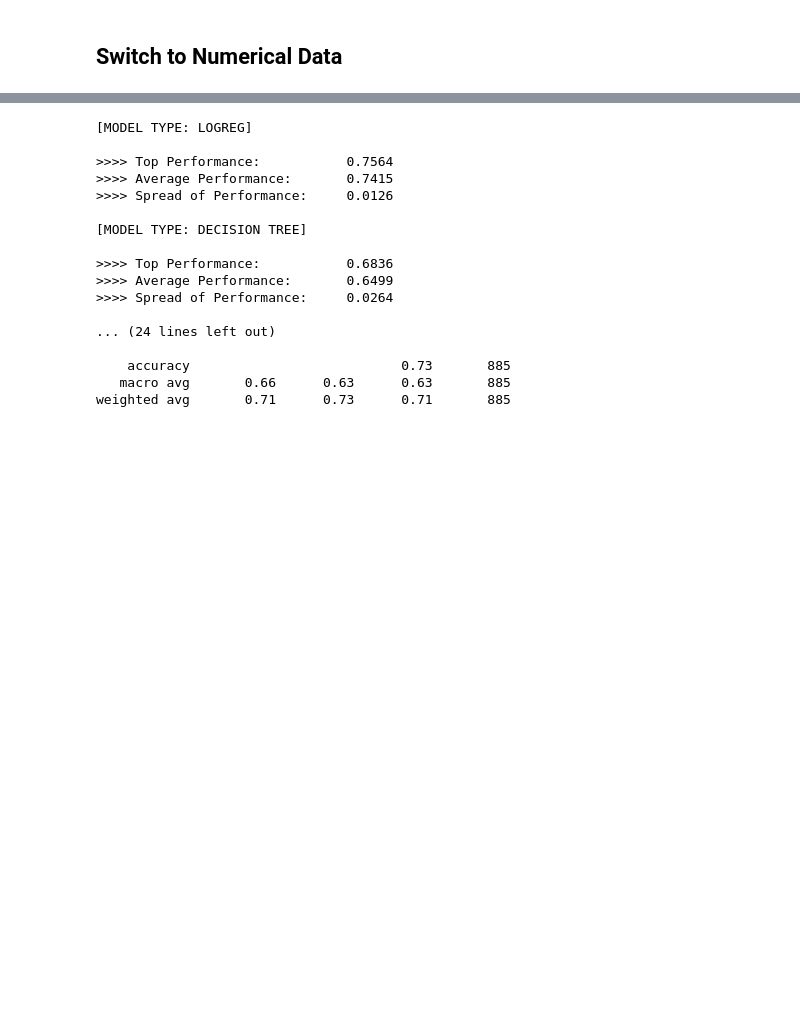
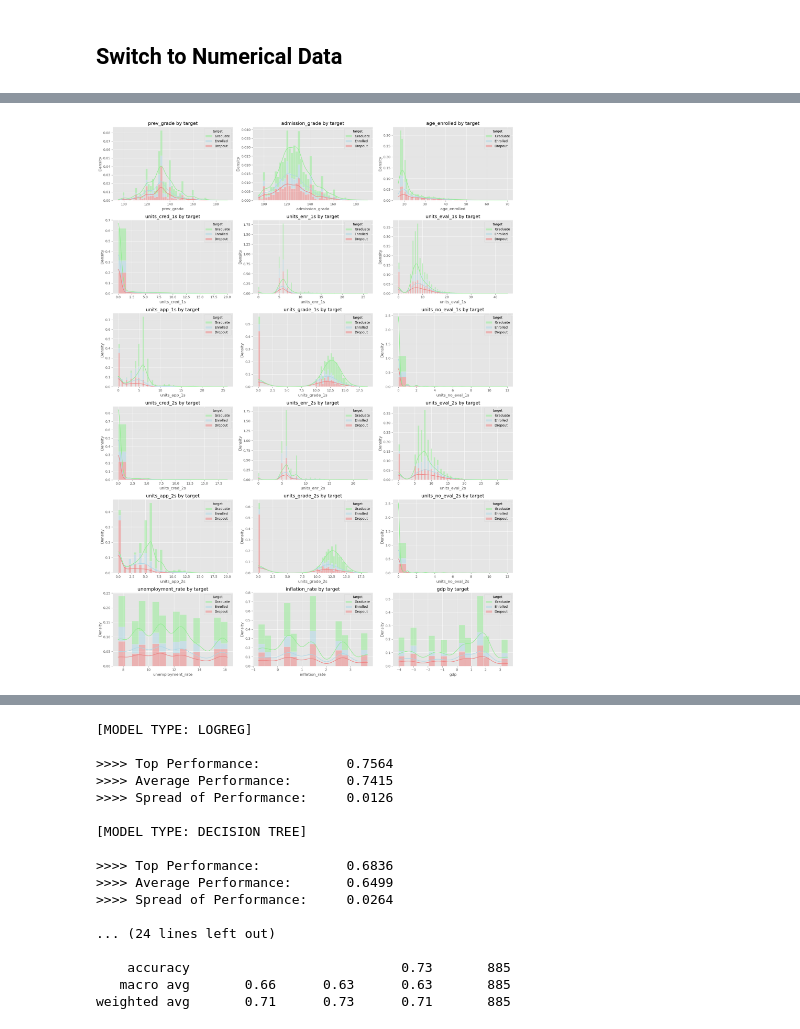
Before and after one commit to elijahlopez94/predicting_student_success, a Jupyter notebook: student_success.ipynb, the cells around one changed output, grey strips where cells are left out. Saved outputs shown, nothing was run; the diff lists cells and outputs as text; code cells hidden in the pictures; blank space fills up the shorter version.

```diff
--- a/student_success.ipynb
+++ b/student_success.ipynb
@@ -621,0 +581,44 @@ num_df.head()
+# %%
+# Number of plots per row
+plots_per_row = 3
+
+# Set up the number of rows and columns based on the number of numerical columns
+n_columns = len(num_df.columns) - 1  # Exclude 'target'
+n_rows = (n_columns + plots_per_row - 1) // plots_per_row  # Round up for number of rows
+
+# Set up the figure with a specified size
+fig, axes = plt.subplots(n_rows, plots_per_row, figsize=(18, 4 * n_rows))
+
+# Flatten axes array for easy iteration if we have multiple rows
+axes = axes.flatten()
+
+# Define a custom color palette for the target categories
+custom_palette = {
+    'Dropout': 'lightcoral',
+    'Enrolled': 'lightblue',
+    'Graduate': 'lightgreen'
+}
+
+# Set the order of the target categories for both stacking and legend
+hue_order = ['Graduate', 'Enrolled', 'Dropout']  # Reverse the order to ensure Dropout is at the bottom
+
+# Loop through each column (xcept 'target'
+for idx, column in enumerate(num_df.columns):
+    if column != 'target':
+        sns.histplot(
+            num_df, x=column, hue='target', kde=True,
+            multiple="stack", ax=axes[idx], palette=custom_palette,
+            stat="density", hue_order=hue_order
+        )
+        axes[idx].set_title(f'{column} by target')
+        axes[idx].set_xlabel(column)
+        axes[idx].set_ylabel('Density')
+
+# Hide any unused subplots (if any)
+for i in range(n_columns, len(axes)):
+    axes[i].axis('off')
+
+# Adjust layout to prevent overlap
+plt.tight_layout();
+# %% [output]
+[figure, added]
```
Also changed, not shown: parts of 31 cells of this notebook.
